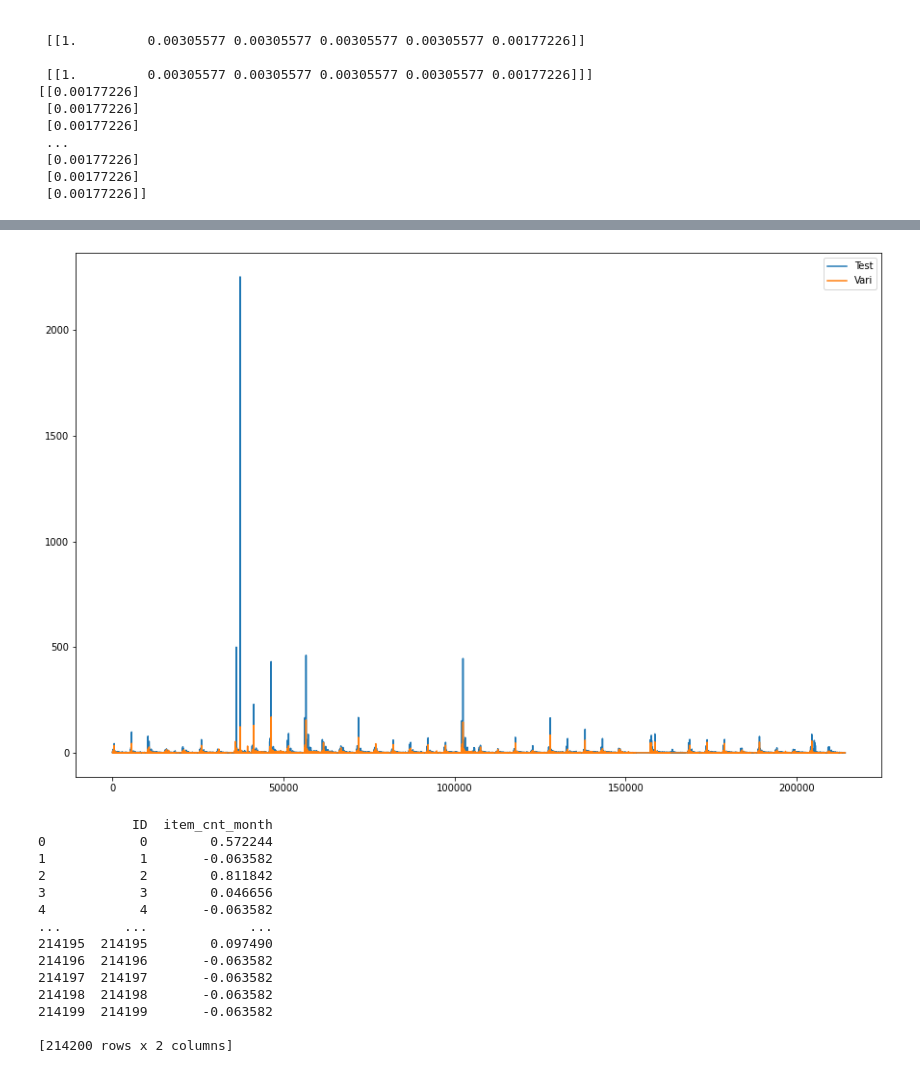
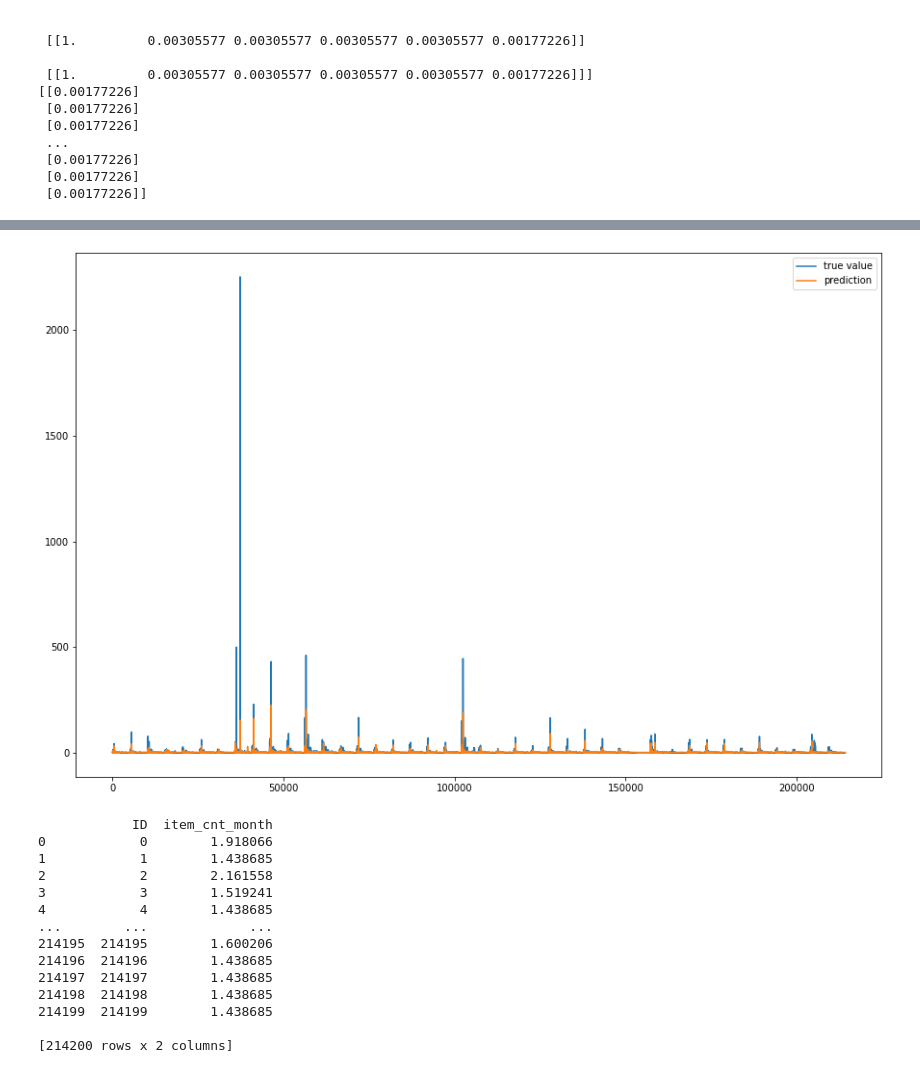
Before and after one commit to CodeSeterpie/CodeSeterpie, a Jupyter notebook: Kaggle/PredictFutureSales/notebook/phase01/notebook05.ipynb, the cells around one changed output, grey strips where cells are left out. Drawn from its saved outputs; the diff is of its cells as text; code cells hidden in the pictures.

```diff
--- a/Kaggle/PredictFutureSales/notebook/phase01/notebook05.ipynb
+++ b/Kaggle/PredictFutureSales/notebook/phase01/notebook05.ipynb
@@ -206,0 +201,13 @@ print(len(X_test))
+# %%
+# train, validation, testデータを定義
+tr_X = X[                     :len_X-len_one_month*2, :, :]
+va_X = X[len_X-len_one_month*2:len_X-len_one_month*1, :, :]
+te_X = X[len_X-len_one_month*1:                     , :, :]
+
+tr_Y = Y[                     :len_X-len_one_month*2, :]
+va_Y = Y[len_X-len_one_month*2:len_X-len_one_month*1, :]
+te_Y = Y[len_X-len_one_month*1:                     , :]
+
+print(len(tr_X))
+print(len(va_X))
+print(len(te_X))
@@ -207,4 +218,5 @@ print(len(X_test))
 # %%
+# データ予測用のモデルを作成
 model = Sequential()
 model.add(LSTM(10,
                activation = 'tanh',
@@ -215,6 +227,12 @@ model.add(Dense(1))
 model.compile(loss= 'mean_squared_error',
               optimizer = 'rmsprop',
               metrics=[metrics.mae])
-model.fit(X_train, Y_train, epochs=1, verbose=2)
-Predict = model.predict(X_test)
+
+model.fit(tr_X,
+          tr_Y,
+          epochs=1,
+          verbose=2)
+
+te_pred = model.predict(te_X)
+va_pred = model.predict(va_X)
 # %% [output]
@@ -274,0 +258,16 @@ print(Predict)
+# %%
+# オリジナルのスケールに戻す。
+inv_tr_Y = scaler_Y.inverse_transform(tr_Y)
+inv_tr_Y = pd.DataFrame(inv_tr_Y)
+
+inv_va_Y = scaler_Y.inverse_transform(va_Y)
+inv_va_Y = pd.DataFrame(inv_va_Y)
+
+inv_te_pred = scaler_Y.inverse_transform(te_pred)
+inv_te_pred = pd.DataFrame(inv_te_pred)
+
+inv_va_pred = scaler_Y.inverse_transform(va_pred)
+inv_va_pred = pd.DataFrame(inv_va_pred)
+
+print(inv_va_Y)
+print(inv_va_pred)
@@ -275,13 +292,15 @@ print(Predict)
 # %%
+# 予測値と真の値をプロット
 plt.figure(figsize=(15,10), facecolor='white')
-plt.plot(Y_vari, label = 'Test')
-plt.plot(Vari, label = 'Vari')
+plt.plot(inv_va_Y, label = 'true value')
+plt.plot(inv_va_pred, label = 'prediction')
 plt.legend(loc='best')
 plt.show()
 # %% [output]
-[figure, old version]
+[figure, new version]
 # %%
-sub = Predict.copy()
+# Kaggle提出用のcsvファイルを出力する
+sub = inv_te_pred.copy()
 sub.columns = ['item_cnt_month']
 sub['ID'] = sub.index
 sub = sub.loc[:, ['ID', 'item_cnt_month']]
@@ -291,16 +310,16 @@ print(sub)
 sub.to_csv('submisson.csv', index=False)
 # %% [output]
             ID  item_cnt_month
-0            0        0.572244
-1            1       -0.063582
-2            2        0.811842
-3            3        0.046656
-4            4       -0.063582
+0            0        1.918066
+1            1        1.438685
+2            2        2.161558
+3            3        1.519241
+4            4        1.438685
 ...        ...             ...
-214195  214195        0.097490
-214196  214196       -0.063582
-214197  214197       -0.063582
-214198  214198       -0.063582
-214199  214199       -0.063582
+214195  214195        1.600206
+214196  214196        1.438685
+214197  214197        1.438685
+214198  214198        1.438685
+214199  214199        1.438685
 
 [214200 rows x 2 columns]
```
Also changed, not shown: parts of 13 cells of this notebook, 1 other file.
